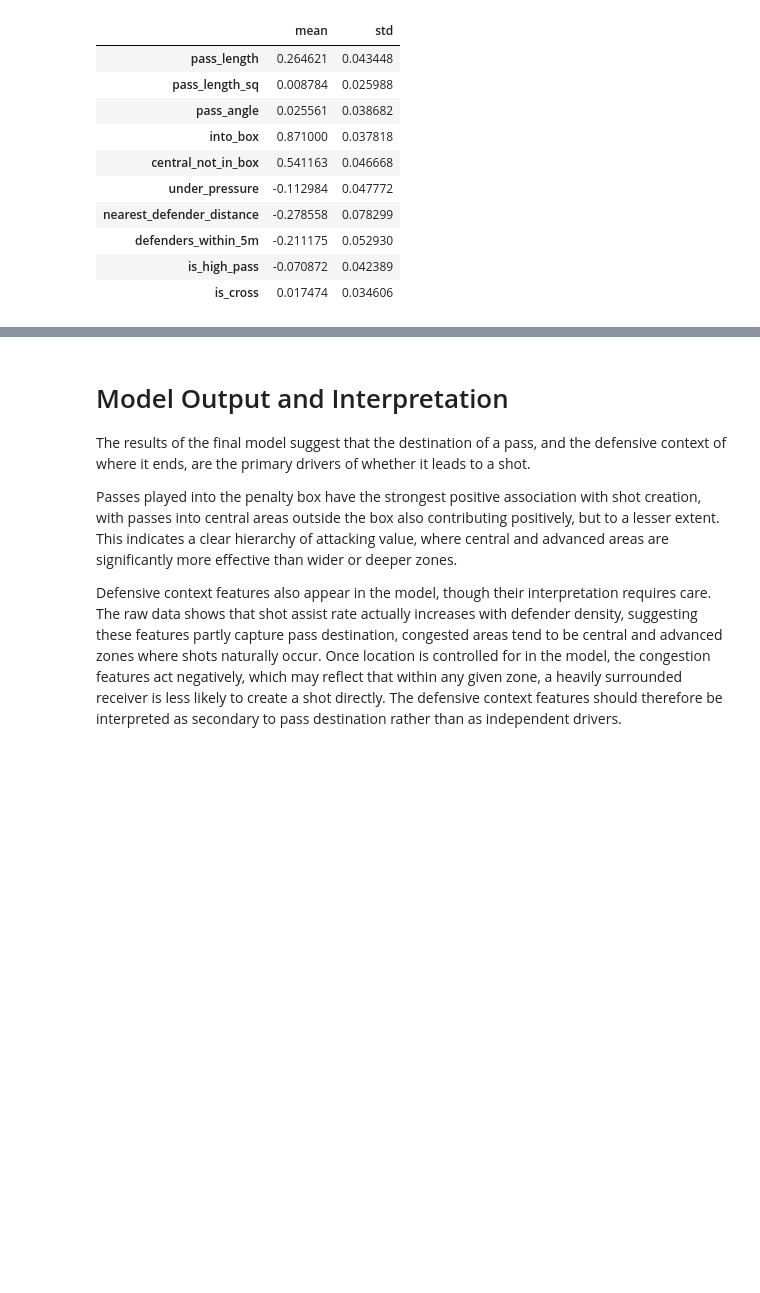
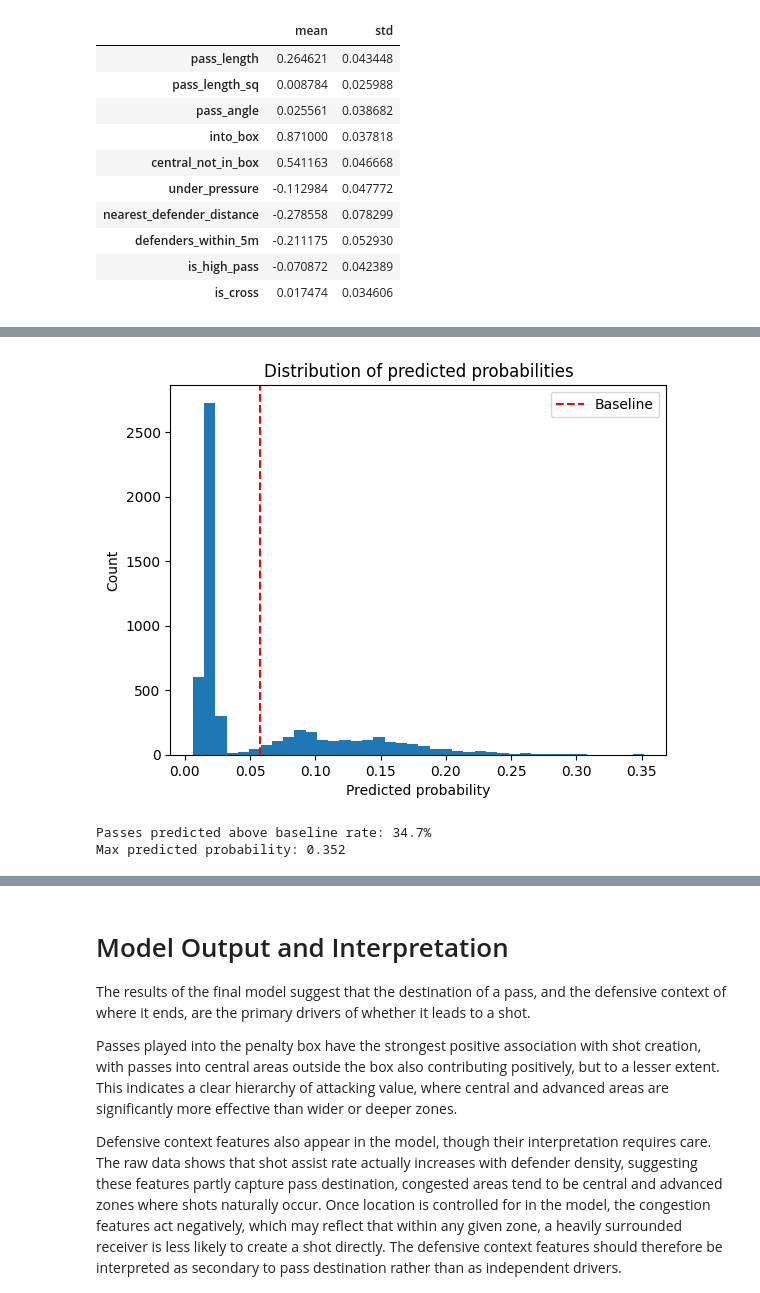
Before and after one commit to samforrest14/dcfc-data-scientist-task, a Jupyter notebook: project_outputs/dcfc_data_science_task.ipynb, the cells around one changed output, grey strips where cells are left out. Drawn from its saved outputs; the diff is of its cells as text; code cells hidden in the pictures; blank space fills up the shorter version.

```diff
--- a/project_outputs/dcfc_data_science_task.ipynb
+++ b/project_outputs/dcfc_data_science_task.ipynb
@@ -1341,0 +1424,16 @@ coef_stability.describe().T[['mean', 'std']]
+# %%
+# Checking distribution of predicted probabilities
+plt.hist(y_prob_full, bins=40)
+plt.axvline(baseline, color='red', linestyle='--', label='Baseline')
+plt.xlabel("Predicted probability")
+plt.ylabel("Count")
+plt.title("Distribution of predicted probabilities")
+plt.legend()
+plt.show()
+
+print(f"Passes predicted above baseline rate: {(y_prob_full > baseline).mean():.1%}")
+print(f"Max predicted probability: {y_prob_full.max():.3f}")
+# %% [output]
+[figure, added]
+Passes predicted above baseline rate: 34.7%
+Max predicted probability: 0.352
```
Also changed, not shown: parts of 21 cells of this notebook, 1 other file.
